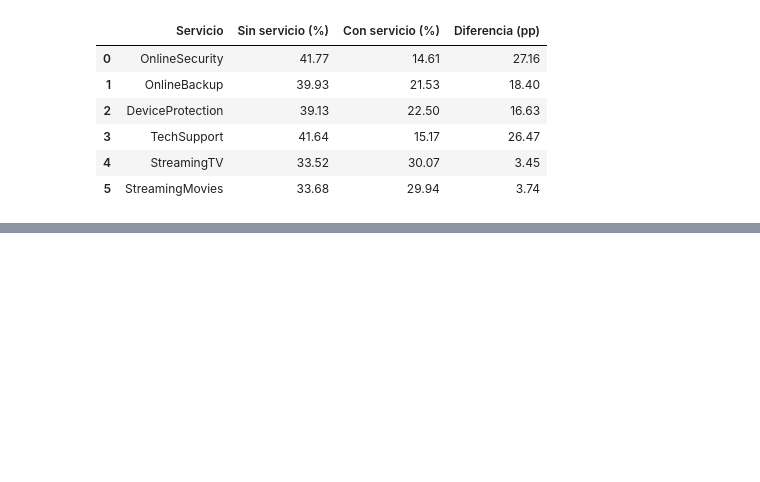
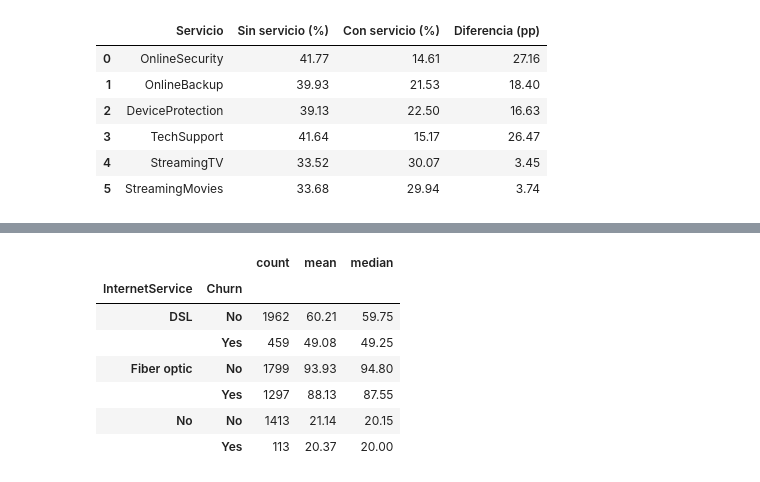
Before and after one commit to sartocol87/retencion_clientes, a Jupyter notebook: notebooks/03_exploratory_analysis.ipynb, the cells around one changed output, grey strips where cells are left out. Drawn from its saved outputs; the diff is of its cells as text; code cells hidden in the pictures; blank space fills up the shorter version.

```diff
--- a/notebooks/03_exploratory_analysis.ipynb
+++ b/notebooks/03_exploratory_analysis.ipynb
@@ -262,0 +447,17 @@ display(service_summary)
+# %%
+internet_charges_churn = (
+    df.groupby(["InternetService", "Churn"])["MonthlyCharges"]
+    .agg(["count", "mean", "median"])
+    .round(2)
+)
+
+display(internet_charges_churn)
+# %% [output]
+|  |  | count | mean | median |
+| InternetService | Churn |  |  |  |
+| DSL | No | 1962 | 60.21 | 59.75 |
+|  | Yes | 459 | 49.08 | 49.25 |
+| Fiber optic | No | 1799 | 93.93 | 94.80 |
+|  | Yes | 1297 | 88.13 | 87.55 |
+| No | No | 1413 | 21.14 | 20.15 |
+|  | Yes | 113 | 20.37 | 20.00 |
```
Also changed, not shown: parts of 19 cells of this notebook.
